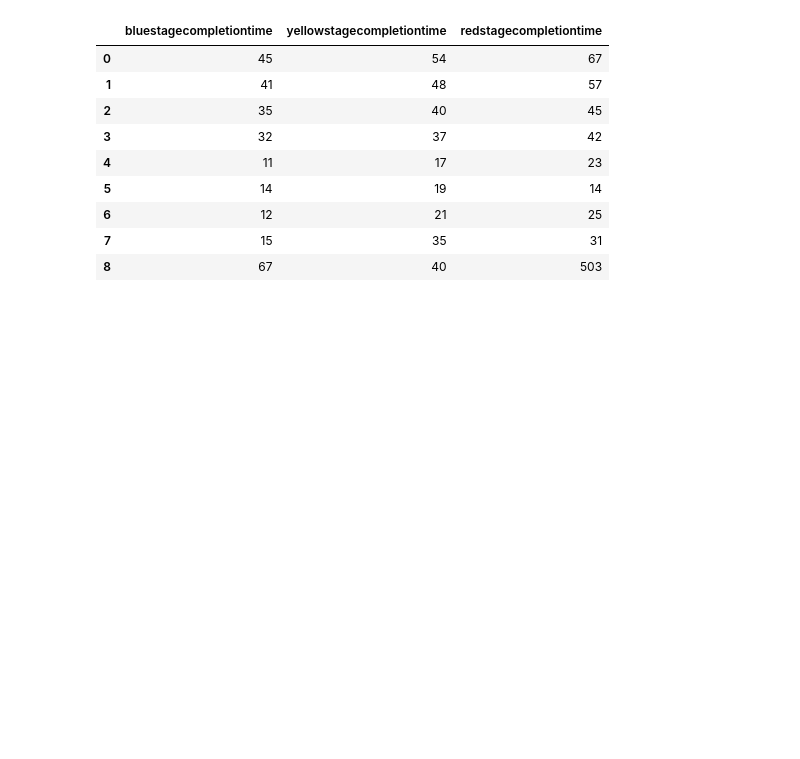
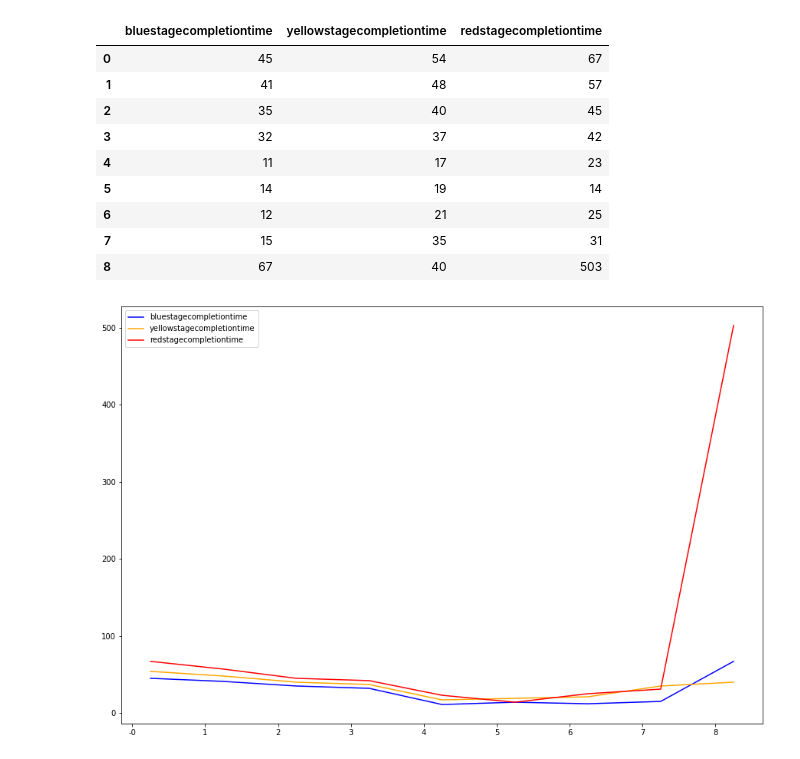
Before and after one commit to LeronBergelson/DataVisualization_Stage-Runner, a Jupyter notebook: DataVisualization_Stage-Runner.ipynb, the cells around one changed output. Saved outputs shown, nothing was run; the diff lists cells and outputs as text; code cells hidden in the pictures; blank space fills up the shorter version.

Commit message:
Graphed player stage data  (elapsed completion time for each colored stage)

```diff
--- a/DataVisualization_Stage-Runner.ipynb
+++ b/DataVisualization_Stage-Runner.ipynb
@@ -48,3 +48,11 @@ df
 | 6 | 12 | 21 | 25 |
 | 7 | 15 | 35 | 31 |
 | 8 | 67 | 40 | 503 |
+# %%
+axs = df.plot(figsize=(15, 10), subplots=False, color=['blue', 'orange', 'red'])
+start, end = axs.get_xlim()
+axs.xaxis.set_ticks(np.arange(start + 0.15, end))
+axs.xaxis.set_major_formatter(ticker.FormatStrFormatter('%1.0f'))
+plt.show()
+# %% [output]
+[figure, added]
```
